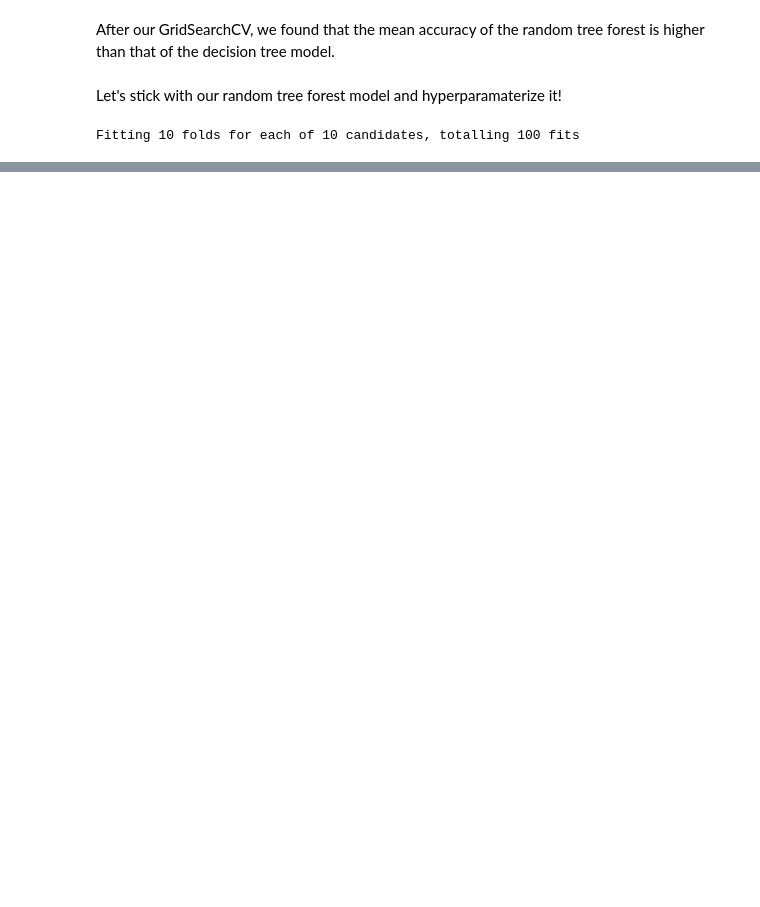
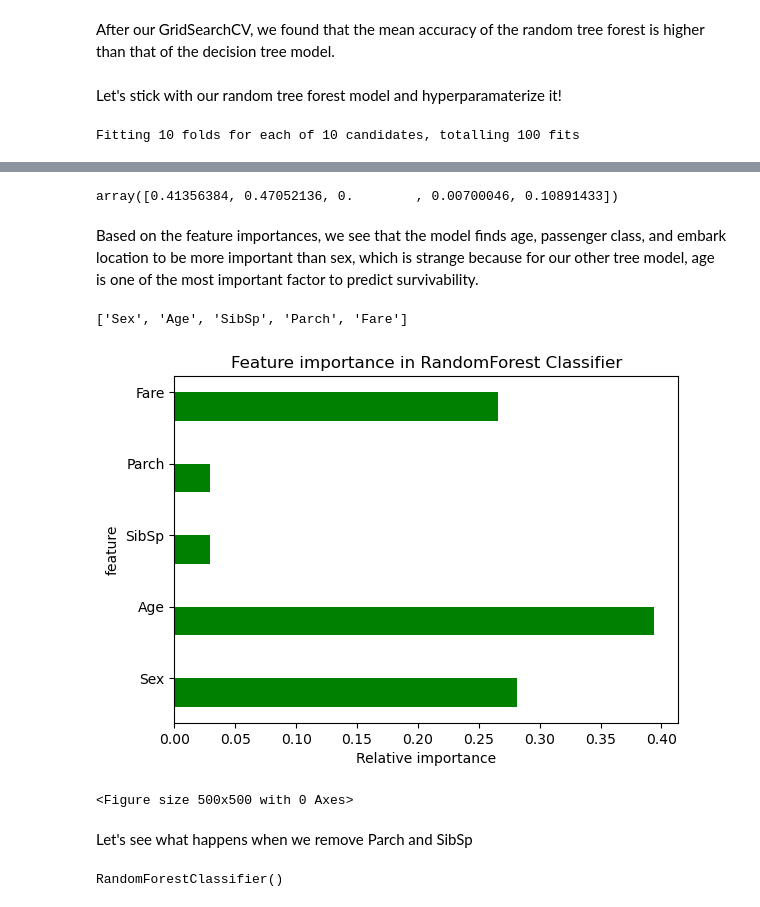
Before and after one commit to klam912/titanic_pred, a Jupyter notebook: model.ipynb, the cells around one changed output, grey strips where cells are left out. Cells and saved outputs as stored; diff of their text form; code cells hidden in the pictures; blank space fills up the shorter version.

Commit message:
did feature importance and accuracy increased to 79%

```diff
--- a/model.ipynb
+++ b/model.ipynb
@@ -1238,5 +1215,6 @@ RandomForestClassifier(bootstrap=False, max_depth=80, max_features=None,
 # %%
-optimized_rtree_model = RandomForestClassifier(bootstrap=False, max_depth=90, min_samples_split=5,
-                       n_estimators=1800)
+optimized_rtree_model = RandomForestClassifier(bootstrap=False, max_depth=40, max_features=None,
+                       min_samples_leaf=4, min_samples_split=5,
+                       n_estimators=1400)
 optimized_rtree_model.fit(X_train_with_selected_feature, y_train)
 # %% [output]
@@ -1255,0 +1255,31 @@ Standard deviation of accuracy: 0.11180148710119973
+# %%
+optimized_rtree_model.feature_importances_
+# %% [output]
+array([0.41356384, 0.47052136, 0.        , 0.00700046, 0.10891433])
+# %% [markdown]
+Based on the feature importances, we see that the model finds age, passenger class, and embark location to be more important than sex, which is strange because for our other tree model, age is one of the most important factor to predict survivability.
+# %%
+cols = list(X_with_selected_feature.columns)
+cols
+# %% [output]
+['Sex', 'Age', 'SibSp', 'Parch', 'Fare']
+# %%
+optimized_rtree_model.feature_importances_
+y_axis = optimized_rtree_model.feature_importances_
+#plot
+fig, ax = plt.subplots()
+width = 0.4 # the width of the bars
+ind = np.arange(len(y)) # the x locations for the groups
+ax.barh(ind, y, width, color="green")
+ax.set_yticks(ind+width/2)
+ax.set_yticklabels(cols)
+plt.title('Feature importance in RandomForest Classifier')
+plt.xlabel('Relative importance')
+plt.ylabel('feature')
+plt.figure(figsize=(5,5))
+fig.set_size_inches(6.5, 4.5, forward=True)
+# %% [output]
+[figure, added]
+<Figure size 500x500 with 0 Axes>
+# %% [markdown]
+Let's see what happens when we remove Parch and SibSp
@@ -1255,0 +1292,7 @@ Standard deviation of accuracy: 0.11180148710119973
+# %%
+from sklearn.ensemble import RandomForestClassifier
+
+model = RandomForestClassifier()
+model.fit(X_train, y_train)
+# %% [output]
+RandomForestClassifier()
```
Also changed, not shown: parts of 28 cells of this notebook.
